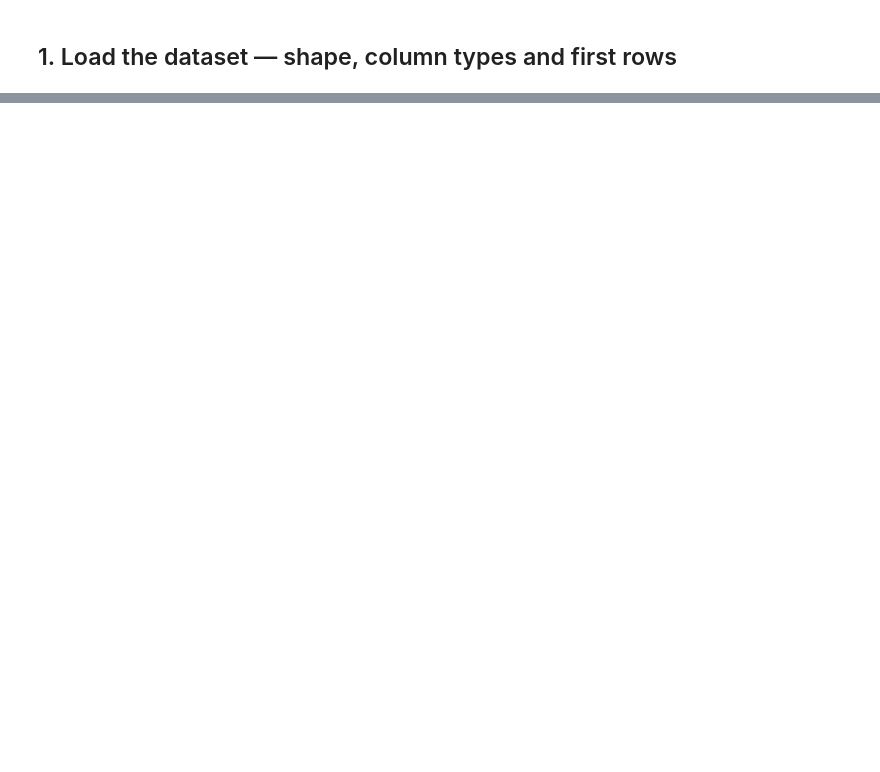
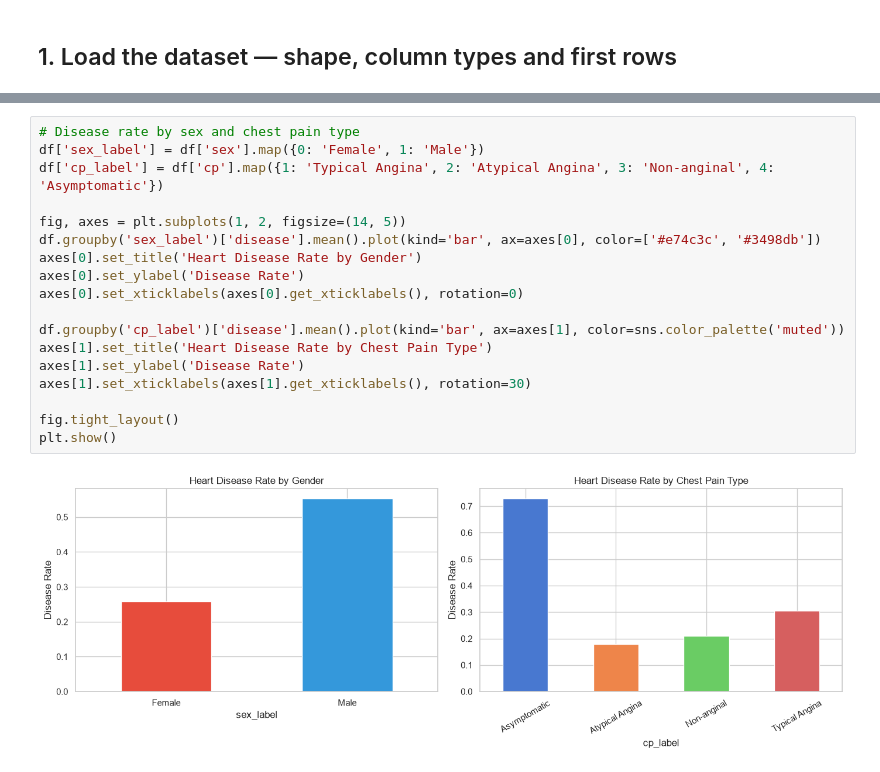
Before and after one commit to omkarbg100/dsa-practical, a Jupyter notebook: notebooks/exp01_eda.ipynb, the cells around one changed output, grey strips where cells are left out. Saved outputs shown, nothing was run; the diff lists cells and outputs as text; blank space fills up the shorter version.

```diff
--- a/notebooks/exp01_eda.ipynb
+++ b/notebooks/exp01_eda.ipynb
@@ -203,0 +143,20 @@ The executed cells above provide the measured result for this experiment. The co
+# %%
+# Disease rate by sex and chest pain type
+df['sex_label'] = df['sex'].map({0: 'Female', 1: 'Male'})
+df['cp_label'] = df['cp'].map({1: 'Typical Angina', 2: 'Atypical Angina', 3: 'Non-anginal', 4: 'Asymptomatic'})
+
+fig, axes = plt.subplots(1, 2, figsize=(14, 5))
+df.groupby('sex_label')['disease'].mean().plot(kind='bar', ax=axes[0], color=['#e74c3c', '#3498db'])
+axes[0].set_title('Heart Disease Rate by Gender')
+axes[0].set_ylabel('Disease Rate')
+axes[0].set_xticklabels(axes[0].get_xticklabels(), rotation=0)
+
+df.groupby('cp_label')['disease'].mean().plot(kind='bar', ax=axes[1], color=sns.color_palette('muted'))
+axes[1].set_title('Heart Disease Rate by Chest Pain Type')
+axes[1].set_ylabel('Disease Rate')
+axes[1].set_xticklabels(axes[1].get_xticklabels(), rotation=30)
+
+fig.tight_layout()
+plt.show()
+# %% [output]
+[figure, added]
```
Also changed, not shown: parts of 17 cells of this notebook, 1 other file.
